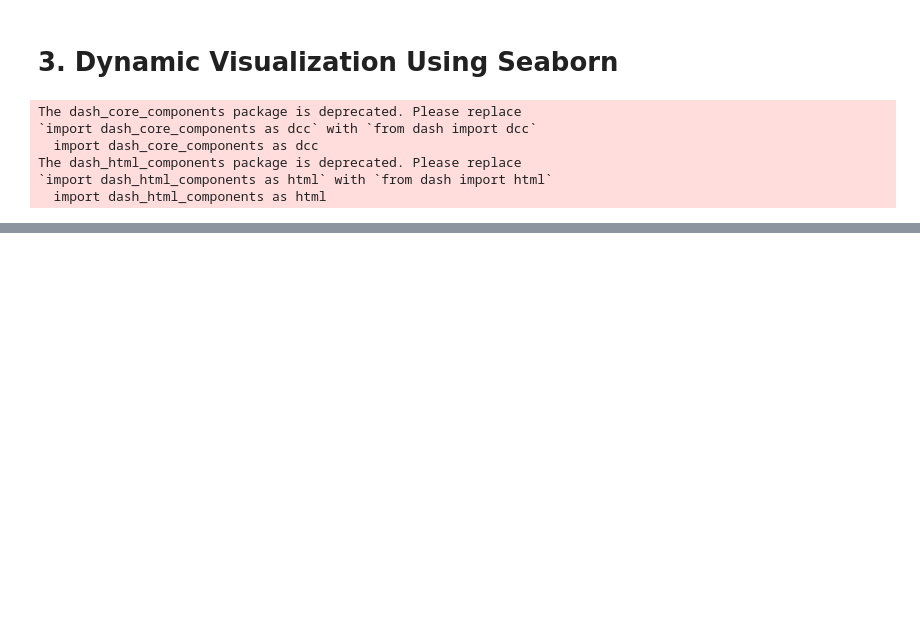
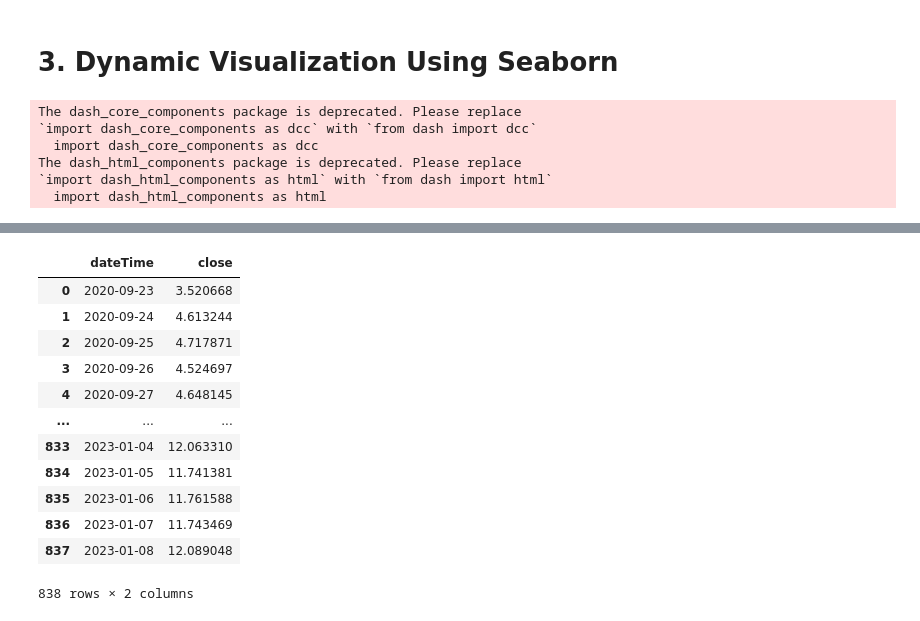
Before and after one commit to anshul96go/quant, a Jupyter notebook: visualization/Reference_Vizualisation.ipynb, the cells around one changed output, grey strips where cells are left out. Saved outputs shown, nothing was run; the diff lists cells and outputs as text; code cells hidden in the pictures; blank space fills up the shorter version.

```diff
--- a/visualization/Reference_Vizualisation.ipynb
+++ b/visualization/Reference_Vizualisation.ipynb
@@ -197,3 +199,22 @@ dynamic_plot(df)
 # %% [output]
 [interactive output not drawn]
 [interactive output not drawn]
+# %%
+coin = 'avax'
+df = get_data(coin)
+# %%
+df
+# %% [output]
+|  | dateTime | close |
+| 0 | 2020-09-23 | 3.520668 |
+| 1 | 2020-09-24 | 4.613244 |
+| 2 | 2020-09-25 | 4.717871 |
+| 3 | 2020-09-26 | 4.524697 |
+| 4 | 2020-09-27 | 4.648145 |
+| ... | ... | ... |
+| 833 | 2023-01-04 | 12.063310 |
+| 834 | 2023-01-05 | 11.741381 |
+| 835 | 2023-01-06 | 11.761588 |
+| 836 | 2023-01-07 | 11.743469 |
+| 837 | 2023-01-08 | 12.089048 |
+838 rows × 2 columns
```
Also changed, not shown: parts of 4 cells of this notebook, 11 other files.
